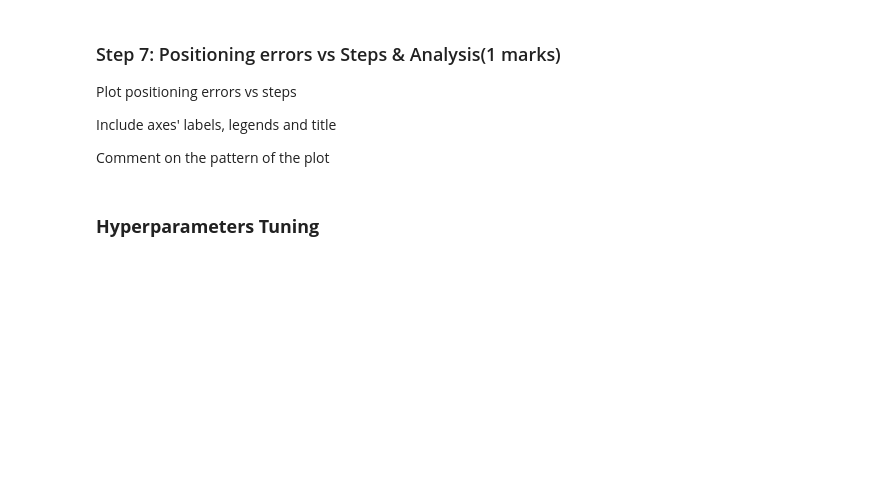
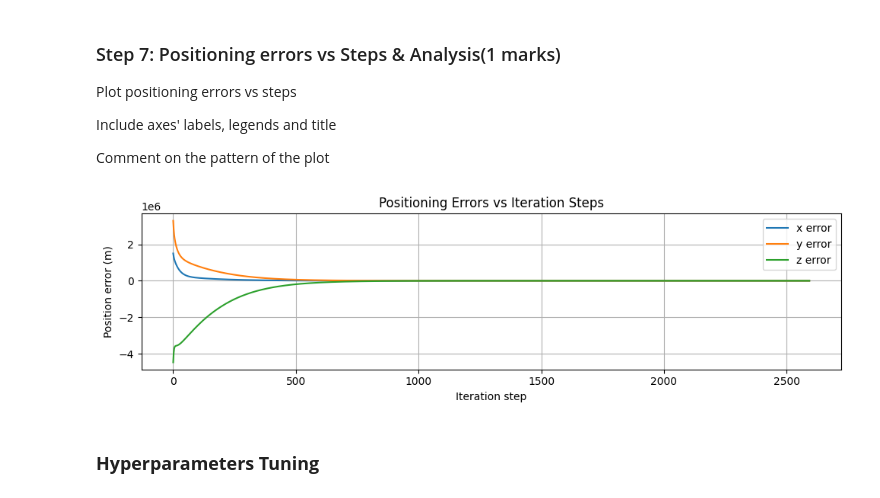
Before and after one commit to Rukkyn678/ENGG680_2025_Fall, a Jupyter notebook: Lab_Assignment2/Assignment2_Upload.ipynb, the cells around one changed output. Drawn from its saved outputs; the diff is of its cells as text; code cells hidden in the pictures; blank space fills up the shorter version.

```diff
--- a/Lab_Assignment2/Assignment2_Upload.ipynb
+++ b/Lab_Assignment2/Assignment2_Upload.ipynb
@@ -595,14 +684,26 @@ Comment on the pattern of the plot
 # %%
 fig, ax = plt.subplots(nrows=1, ncols=1, figsize=(10, 3))
 # (0.5 marks)
-# ...
+err_array = np.array(arr_err)  # shape (k, 3)
+steps = np.arange(1, err_array.shape[0] + 1)
+
+ax.plot(steps, err_array[:, 0], label="x error")
+ax.plot(steps, err_array[:, 1], label="y error")
+ax.plot(steps, err_array[:, 2], label="z error")
+
+ax.set_xlabel("Iteration step")
+ax.set_ylabel("Position error (m)")
+ax.set_title("Positioning Errors vs Iteration Steps")
+ax.legend()
 ax.grid(True)
 fig.tight_layout()
 plt.show()
 
 # Comment on the pattern
 # (0.5 marks)
 # ...
+# %% [output]
+[figure, added]
 # %% [markdown]
 ### **Hyperparameters Tuning**
 # %% [markdown]
```
Also changed, not shown: parts of 25 cells of this notebook.
